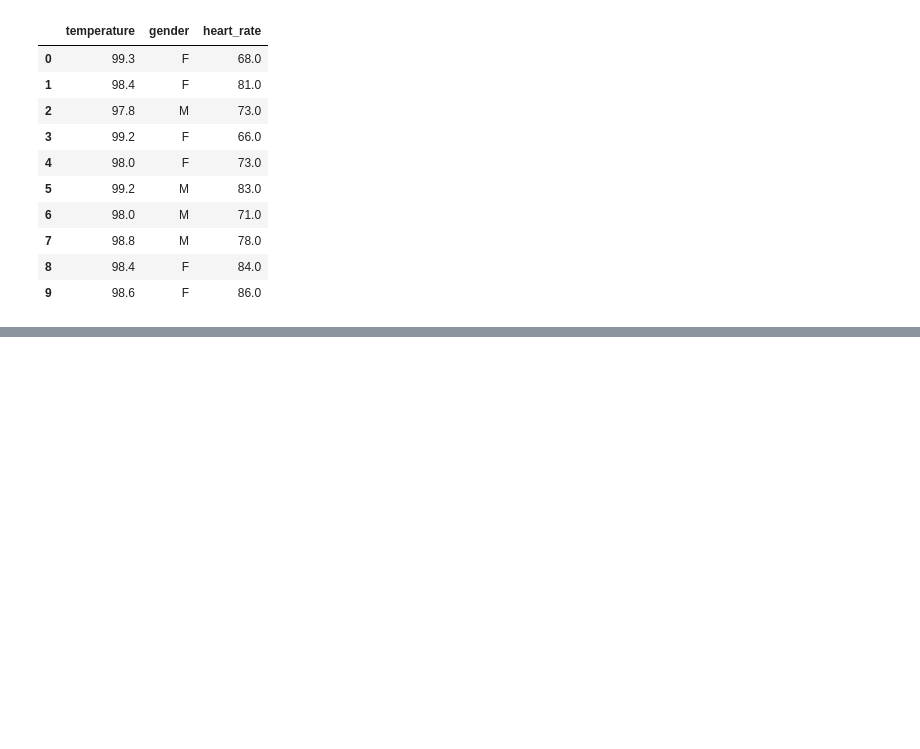
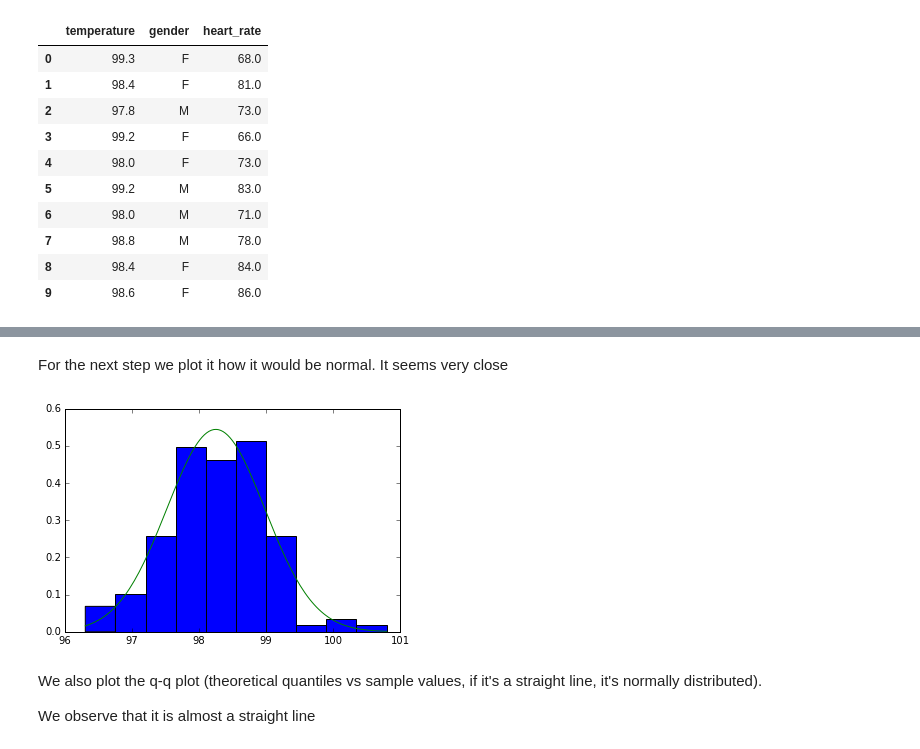
Before and after one commit to papapana/data_science, a Jupyter notebook: exercises/inference/human_temp/sliderule_dsi_inferential_statistics_exercise_1.ipynb, the cells around one changed output, grey strips where cells are left out. Cells and saved outputs as stored; diff of their text form; code cells hidden in the pictures; blank space fills up the shorter version.

```diff
--- a/exercises/inference/human_temp/sliderule_dsi_inferential_statistics_exercise_1.ipynb
+++ b/exercises/inference/human_temp/sliderule_dsi_inferential_statistics_exercise_1.ipynb
@@ -179,0 +114,21 @@ p-value of t statistic is 1.20531602078e-07
+# %% [markdown]
+For the next step we plot it how it would be normal.
+It seems very close
+# %%
+# Plotting it how it would be normal
+# It seems very close
+x = np.linspace(df.temperature.min(),df.temperature.max(),len(df))
+mu = df.temperature.mean()
+sigma = df.temperature.std()
+norm_dist = mlab.normpdf(x, mu, sigma)
+fig, ax = plt.subplots()
+ax.hist(df.temperature, normed=True)
+ax.plot(x,mlab.normpdf(x, mu, sigma))
+
+plt.show()
+# %% [output]
+[figure, added]
+# %% [markdown]
+ We also plot the q-q plot (theoretical quantiles vs sample values, if it's a straight line, it's normally distributed).
+
+We observe that it is almost a straight line
```
Also changed, not shown: parts of 42 cells of this notebook, 4 other files.
